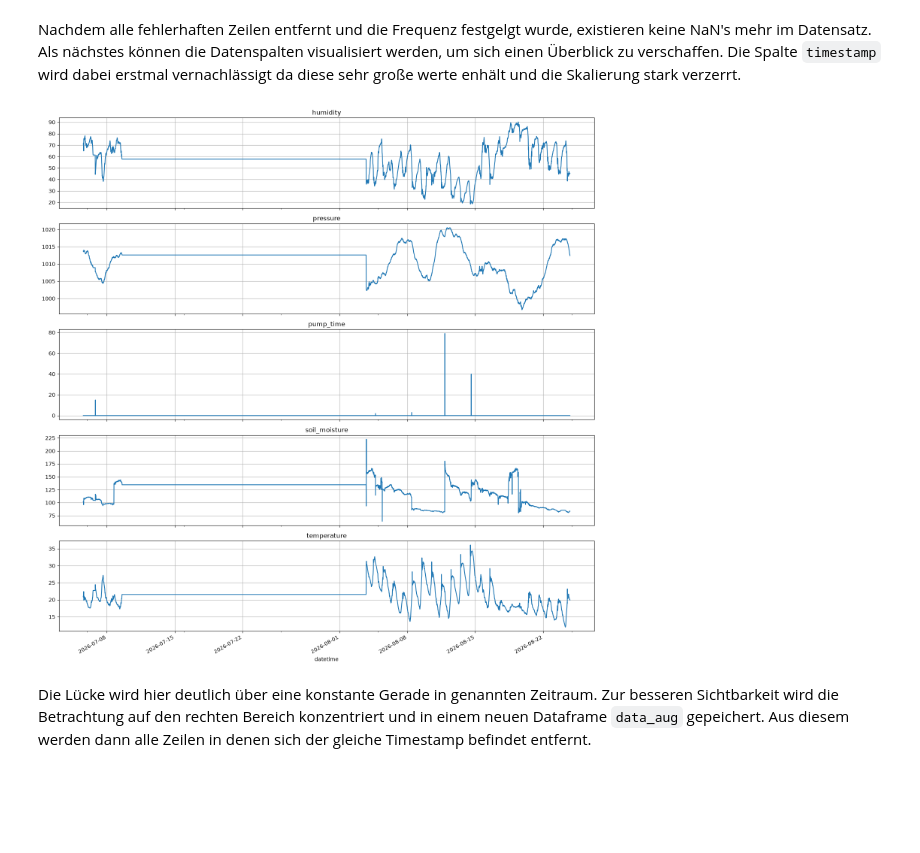
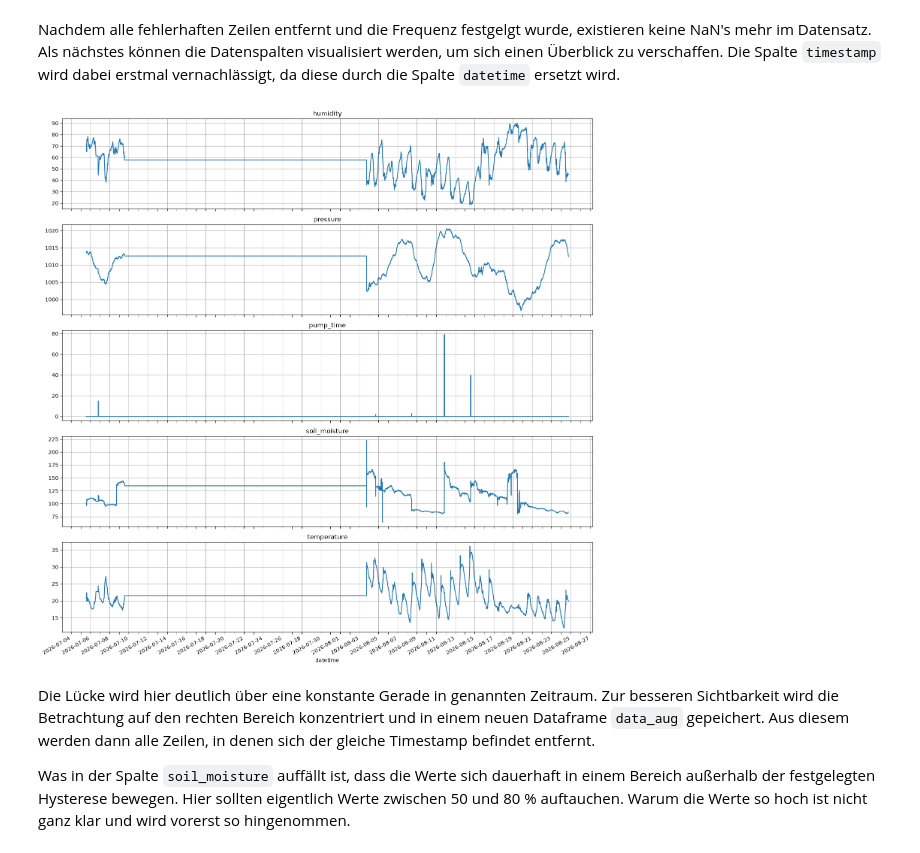
Before and after one commit to jankruse-dev/DataScience_Notebook, a Jupyter notebook: Data_Science_Jan_Kruse_1230471.ipynb, the cells around one changed output. Drawn from its saved outputs; the diff is of its cells as text; code cells hidden in the pictures; blank space fills up the shorter version.

````diff
--- a/Data_Science_Jan_Kruse_1230471.ipynb
+++ b/Data_Science_Jan_Kruse_1230471.ipynb
@@ -213,29 +250,49 @@ Data columns (total 6 columns):
 dtypes: float64(5), int64(1)
 memory usage: 263.5 KB
 # %% [markdown]
-Nachdem alle fehlerhaften Zeilen entfernt und die Frequenz festgelgt wurde, existieren keine NaN's mehr im Datensatz. Als nächstes können die Datenspalten visualisiert werden, um sich einen Überblick zu verschaffen. Die Spalte ```timestamp``` wird dabei erstmal vernachlässigt da diese sehr große werte enhält und die Skalierung stark verzerrt.
+Nachdem alle fehlerhaften Zeilen entfernt und die Frequenz festgelgt wurde, existieren keine NaN's mehr im Datensatz. Als nächstes können die Datenspalten visualisiert werden, um sich einen Überblick zu verschaffen. Die Spalte ```timestamp``` wird dabei erstmal vernachlässigt, da diese durch die Spalte ```datetime``` ersetzt wird.
 # %%
 def plot_cols(df:pd.DataFrame, ignore= None):
-    df = df.copy()
+    df_copy = df.copy()
     if isinstance(ignore, str):
         ignore = [ignore]
 
     if ignore:
-        df = df.drop(columns=ignore, errors=ignore)
+        df = df_copy.drop(columns=ignore, errors='ignore')
+
+    if len(df.columns) == 1:
+        fig, ax = plt.subplots(figsize=(15, 3*len(df.columns)))
+        df.plot(ax=ax)
+        ax.set_title(df.columns[0])
+        ax.grid(True)
+        ax.xaxis.set_major_locator(mdates.DayLocator(interval=2))
+        ax.xaxis.set_major_formatter(mdates.DateFormatter('%Y-%m-%d'))
+        ax.xaxis.set_minor_locator(mdates.DayLocator(interval=1))
+        ax.tick_params(axis='x', which='minor', length=4)
+        fig.autofmt_xdate()
+        fig.tight_layout()
+        return
 
     fig, ax = plt.subplots(len(df.columns), 1, figsize=(15, 3*len(df.columns)), sharex=True)
     for ax, col in zip(ax, df.columns):
         ax = df[col].plot(ax = ax)
         ax.set_title(col)
         ax.grid(True)
+        ax.xaxis.set_major_locator(mdates.DayLocator(interval=2))
+        ax.xaxis.set_major_formatter(mdates.DateFormatter('%Y-%m-%d'))
+        ax.xaxis.set_minor_locator(mdates.DayLocator(interval=1))
+        ax.tick_params(axis='x', which='minor', length=4)
 
+    fig.autofmt_xdate()
     fig.tight_layout()
 
 plot_cols(data, ignore='timestamp')
 # %% [output]
-[figure, old version]
+[figure, new version]
 # %% [markdown]
-Die Lücke wird hier deutlich über eine konstante Gerade in genannten Zeitraum. Zur besseren Sichtbarkeit wird die Betrachtung auf den rechten Bereich konzentriert und in einem neuen Dataframe ```data_aug``` gepeichert. Aus diesem werden dann alle Zeilen in denen sich der gleiche Timestamp befindet entfernt.
+Die Lücke wird hier deutlich über eine konstante Gerade in genannten Zeitraum. Zur besseren Sichtbarkeit wird die Betrachtung auf den rechten Bereich konzentriert und in einem neuen Dataframe ```data_aug``` gepeichert. Aus diesem werden dann alle Zeilen, in denen sich der gleiche Timestamp befindet entfernt.
+
+Was in der Spalte ```soil_moisture``` auffällt ist, dass die Werte sich dauerhaft in einem Bereich außerhalb der festgelegten Hysterese bewegen. Hier sollten eigentlich Werte zwischen 50 und 80 % auftauchen. Warum die Werte so hoch ist nicht ganz klar und wird vorerst so hingenommen.
 # %%
 data_aug = data['2026-08-03':]
 data_aug = data_aug[~data_aug.duplicated(keep=False)]
````
Also changed, not shown: parts of 94 cells of this notebook, 2 other files.
